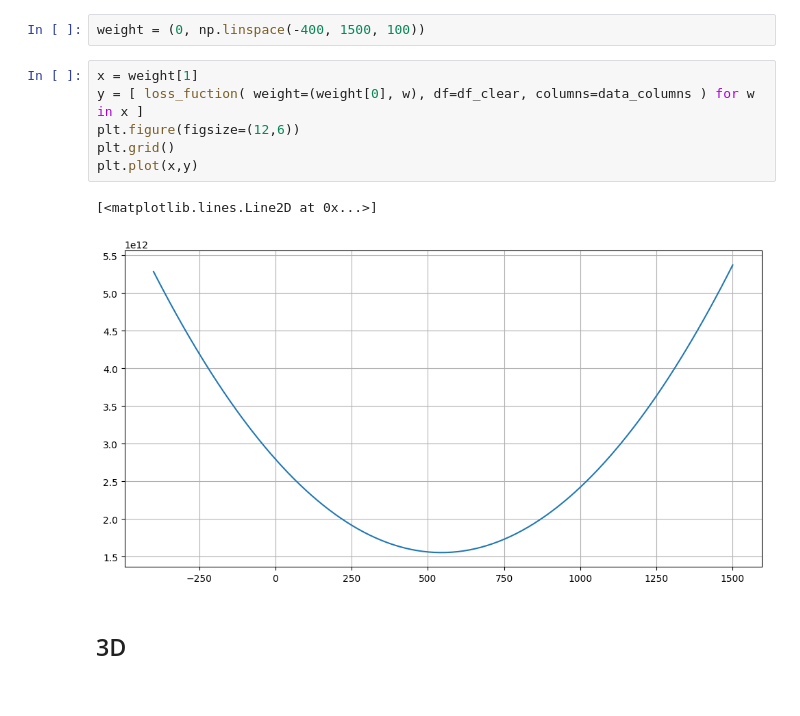
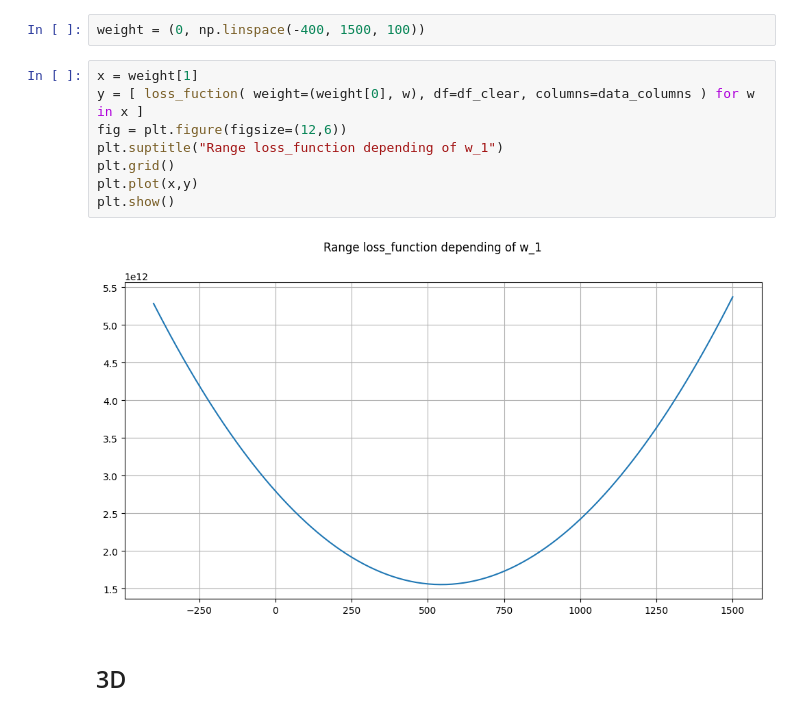
Before and after one commit to lexxai/goit_python_ds_hw_03, a Jupyter notebook: Lection_3_prepare.ipynb, the cells around one changed output. Cells and saved outputs as stored; diff of their text form.

```diff
--- a/Lection_3_prepare.ipynb
+++ b/Lection_3_prepare.ipynb
@@ -127,12 +132,13 @@ weight = (0, np.linspace(-400, 1500, 100))
 # %%
 x = weight[1]
 y = [ loss_fuction( weight=(weight[0], w), df=df_clear, columns=data_columns ) for w in x ]
-plt.figure(figsize=(12,6))
+fig = plt.figure(figsize=(12,6))
+plt.suptitle("Range loss_function depending of w_1")
 plt.grid()
 plt.plot(x,y)
+plt.show()
 # %% [output]
-[<matplotlib.lines.Line2D at 0x...>]
-[figure, old version]
+[figure, new version]
 # %% [markdown]
 ## 3D
 # %%
```
Also changed, not shown: parts of 26 cells of this notebook.
